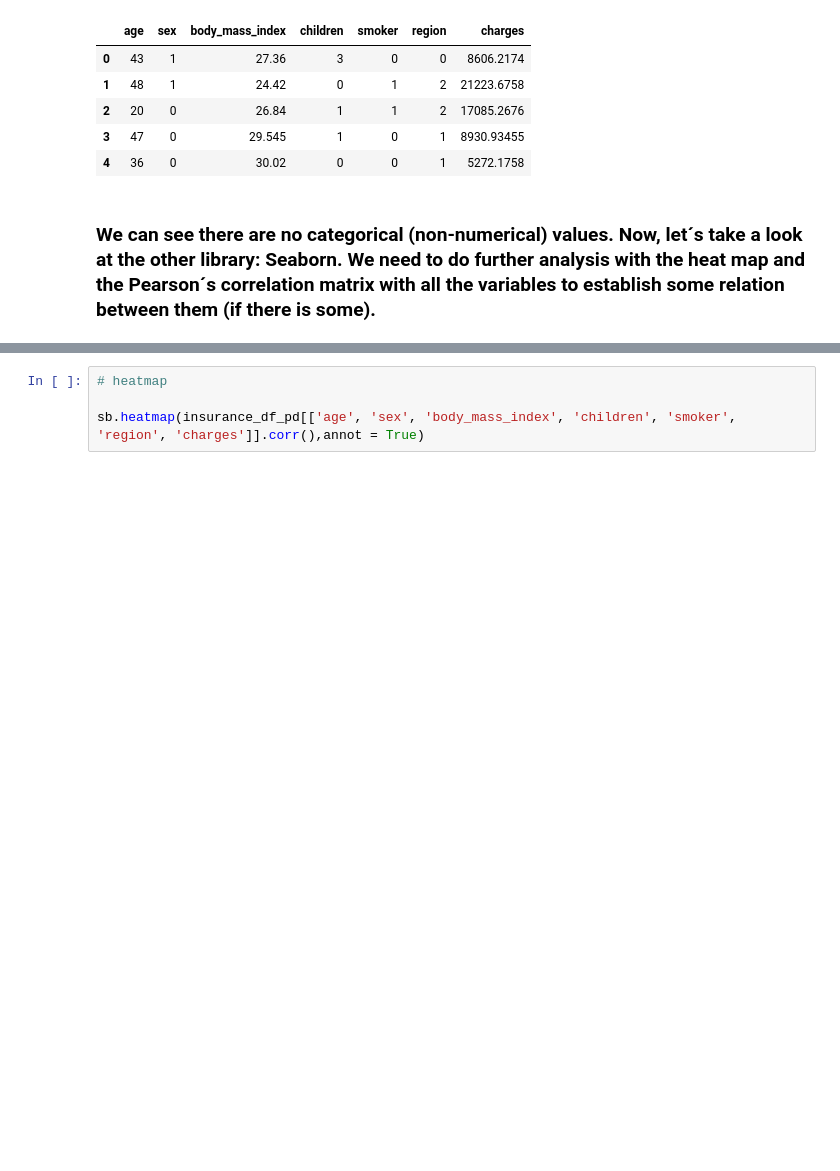
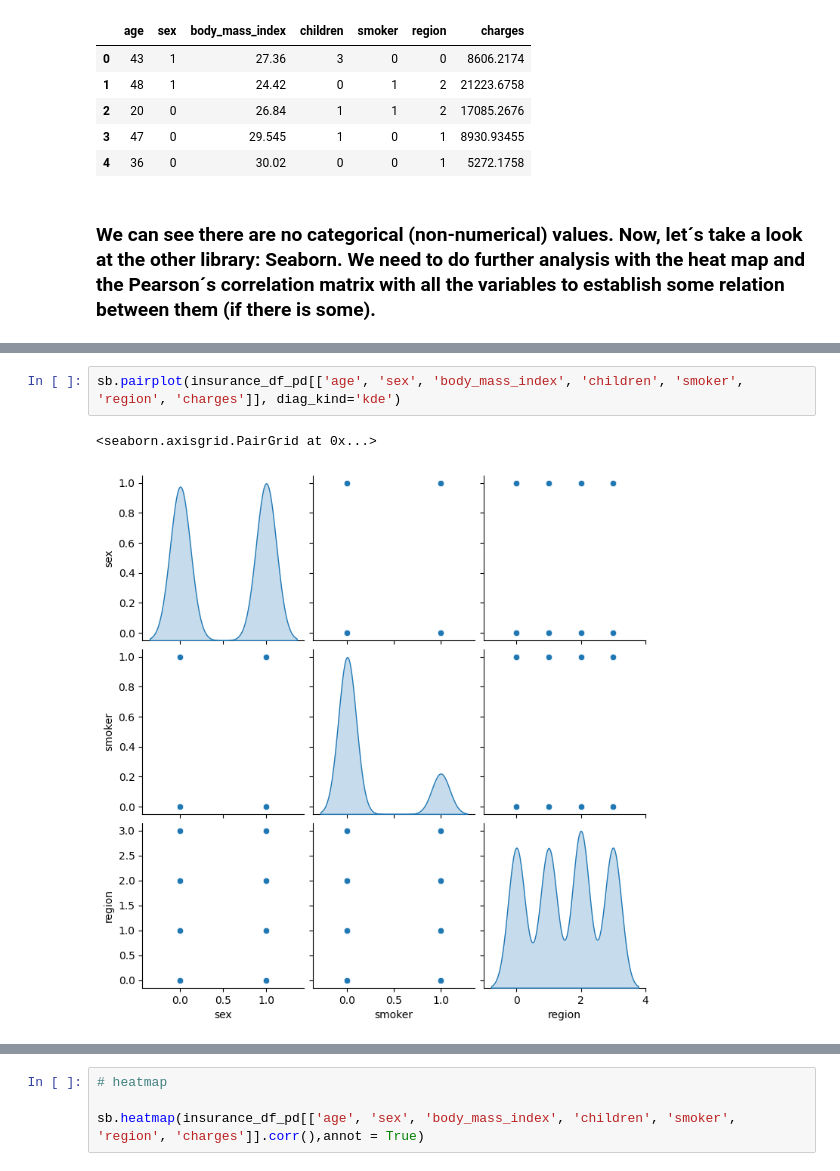
Before and after one commit to AJBrachoRodriguez/Insurance-Prediction, a Jupyter notebook: notebookInsurance.ipynb, the cells around one changed output, grey strips where cells are left out. Cells and saved outputs as stored; diff of their text form; blank space fills up the shorter version.

```diff
--- a/notebookInsurance.ipynb
+++ b/notebookInsurance.ipynb
@@ -465,0 +476,5 @@ insurance_df_pd.head(5)
+# %%
+sb.pairplot(insurance_df_pd[['age', 'sex', 'body_mass_index', 'children', 'smoker', 'region', 'charges']], diag_kind='kde')
+# %% [output]
+<seaborn.axisgrid.PairGrid at 0x...>
+[figure, added]
```
Also changed, not shown: parts of 31 cells of this notebook.
